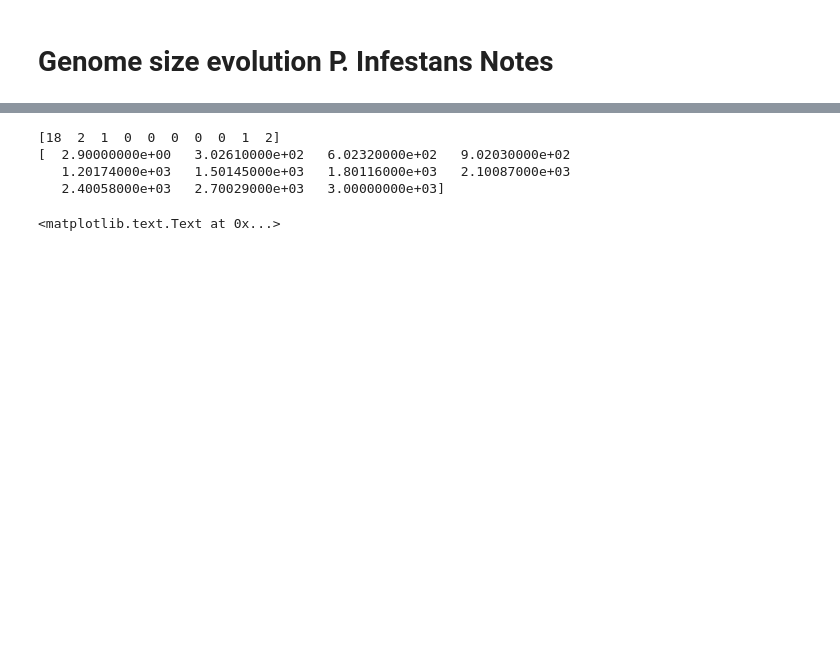
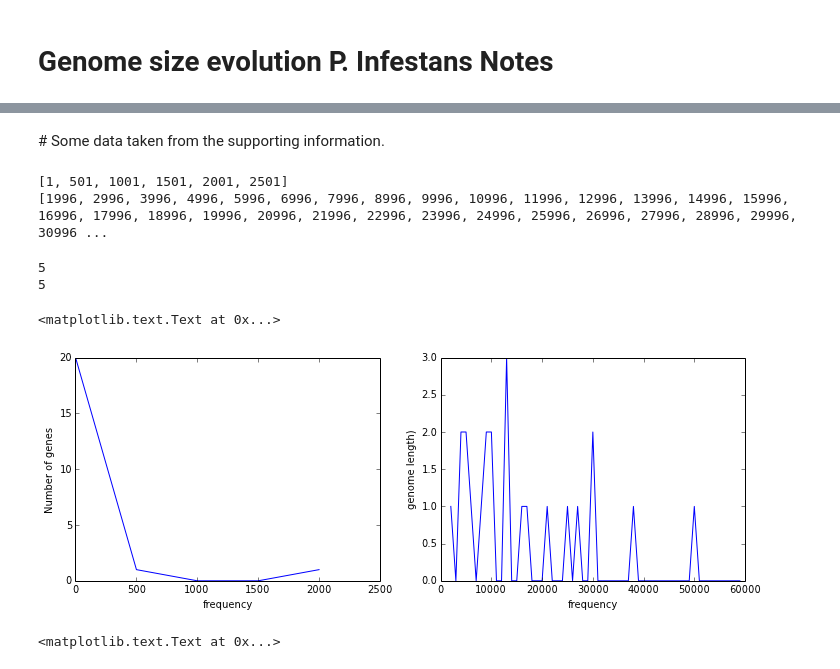
Before and after one commit to Host-pathogen-evol/Genome-Size-Evolution-Project, a Jupyter notebook: Host-Pathogen.ipynb, the cells around one changed output, grey strips where cells are left out. Saved outputs shown, nothing was run; the diff lists cells and outputs as text; code cells hidden in the pictures; blank space fills up the shorter version.

Commit message:
Host-Pathogen Genome size project

```diff
--- a/Host-Pathogen.ipynb
+++ b/Host-Pathogen.ipynb
@@ -7,16 +23,53 @@
+# %% [markdown]
+# Some data taken from the supporting information.
 # %%
 Gn=[1997, 4500, 6213, 5800, 9260, 4824, 5268, 8600, 9000,10000,13000,10000,21200,25498,13676,16000,17500,
     13683,38000,60256,27350,30000,30000, 50000]
 
 Gl=[2.90,10.40,12.05,12.30,13.50,13.80,22.85,33.60, 34.00,
 39.20,42.90,87.00,100.26,125.00,137.00,156.00,270.00,278.00,365.00,466.00,800.00,2500.00,2900.00,3000.00]
+
+mingl=min(Gl)
+maxgl=max(Gl)
+mingn=min(Gn)
+maxgn=max(Gn)
+xgl=[]
+xgn=[]
+i=int(floor(mingl))-1
+while (i <(int(ceil(maxgl))+1)):
+    xgl.append(i)
+    i=i+500
+
+i=int(floor(mingn))-1
+while(i<(1+int(ceil(maxgn)))):
+    xgn.append(i)
+    i=i+1000
+
+print xgl
+print xgn
+h1=histogram(Gl,xgl)
+h2=histogram(Gn,xgn)
+# %% [output]
+[1, 501, 1001, 1501, 2001, 2501]
+[1996, 2996, 3996, 4996, 5996, 6996, 7996, 8996, 9996, 10996, 11996, 12996, 13996, 14996, 15996, 16996, 17996, 18996, 19996, 20996, 21996, 22996, 23996, 24996, 25996, 26996, 27996, 28996, 29996, 30996 ...
-# %%
-mu=histogram(Gl)
-print mu[0]
-print mu[1]
-# %% [output]
-[18  2  1  0  0  0  0  0  1  2]
-[  2.90000000e+00   3.02610000e+02   6.02320000e+02   9.02030000e+02
-   1.20174000e+03   1.50145000e+03   1.80116000e+03   2.10087000e+03
-   2.40058000e+03   2.70029000e+03   3.00000000e+03]
+# %%
+y1=h1[0]
+x1=numpy.delete(h1[1],[len(h1[1])-1])
+print len(y1)
+print len(x1)
+y2=h2[0]
+x2=numpy.delete(h2[1],[len(h2[1])-1])
+fig, axes = plt.subplots(1, 2, figsize=(12, 4))
+axes[0].plot(x1, y1)
+axes[0].set_xlabel("frequency")
+axes[0].set_ylabel("Number of genes")
+
+axes[1].plot(x2, y2)
+axes[1].set_xlabel("frequency")
+axes[1].set_ylabel("genome length)")
+# %% [output]
+5
+5
+<matplotlib.text.Text at 0x...>
+[figure, added]
 # %%
```
Also changed, not shown: parts of 5 cells of this notebook.
